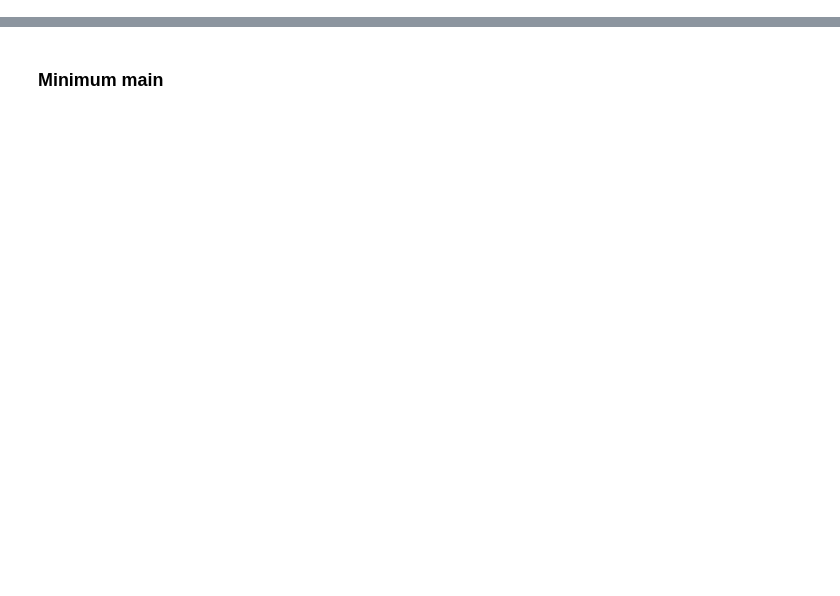
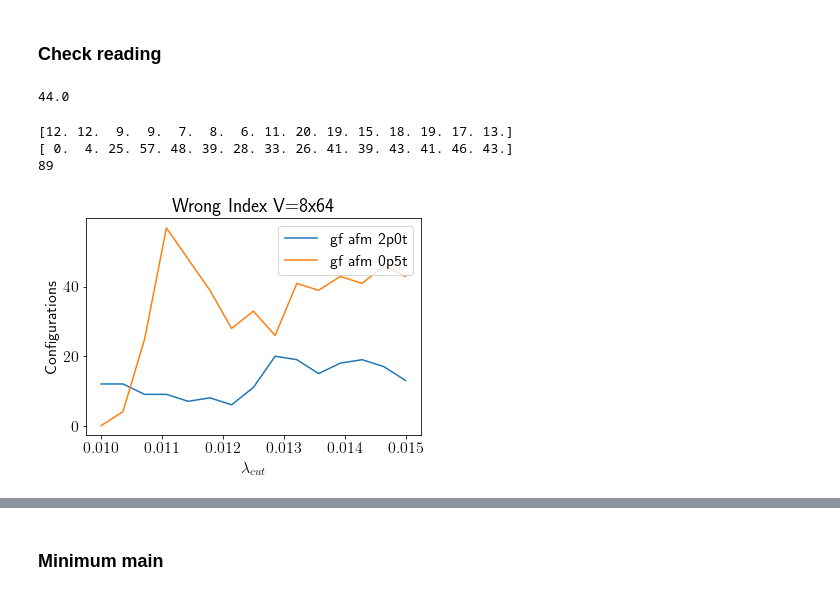
Before and after one commit to Ivan-Soler/AFM, a Jupyter notebook: main.ipynb, the cells around one changed output, grey strips where cells are left out. Saved outputs shown, nothing was run; the diff lists cells and outputs as text; code cells hidden in the pictures; blank space fills up the shorter version.

```diff
--- a/main.ipynb
+++ b/main.ipynb
@@ -24,3 +24,5 @@ importlib.reload(Maxima)
 importlib.reload(Plot_generator)
 plt.rcParams.update({'font.size': 12})
 plt.rcParams.update({"text.usetex": True, "font.size": 16})
+# %% [markdown]
+### Check reading
@@ -26,0 +31,38 @@ plt.rcParams.update({"text.usetex": True, "font.size": 16})
+# %%
+(1000-120)/20
+# %% [output]
+44.0
+# %%
+folder="/ssd/ivsol/filtering/8x8x8x64_su2/compare_4p0t_cut/gf_afm_2p0t/"
+count=np.zeros(15)
+threshold=np.linspace(0.01,0.015,num=15)
+for cut in range(0,15):
+    modes=np.loadtxt(folder+"modes_used_"+str(cut)+".txt")
+    for element in modes:
+        if np.abs(element[3])%2:
+            count[cut]+=1
+plt.plot(threshold,count,label="gf afm 2p0t")
+print(count)
+
+folder="/ssd/ivsol/filtering/8x8x8x64_su2/compare_4p0t_cut_0p5t/gf_afm_0p5t/"
+count=np.zeros(15)
+for cut in range(0,15):
+    modes=np.loadtxt(folder+"modes_used_"+str(cut)+".txt")
+    for element in modes:
+        if np.abs(element[3])%2:
+            count[cut]+=1
+plt.plot(threshold,count,label="gf afm 0p5t")
+plt.ylabel("Configurations")
+plt.xlabel(r'$\lambda_{cut}$')
+plt.title(r'Wrong Index V=8x64')
+plt.legend(loc="upper right")
+plt.savefig("/ssd/ivsol/filtering/8x8x8x64_su2/compare_4p0t_cut/Index.png", dpi=150, bbox_inches='tight')
+print(count)
+
+GM=np.loadtxt(folder+"GM_hist_"+str(cut)+".txt")
+print(len(GM))
+# %% [output]
+[12. 12.  9.  9.  7.  8.  6. 11. 20. 19. 15. 18. 19. 17. 13.]
+[ 0.  4. 25. 57. 48. 39. 28. 33. 26. 41. 39. 43. 41. 46. 43.]
+89
+[figure, added]
```
Also changed, not shown: parts of 33 cells of this notebook, 8 other files.
